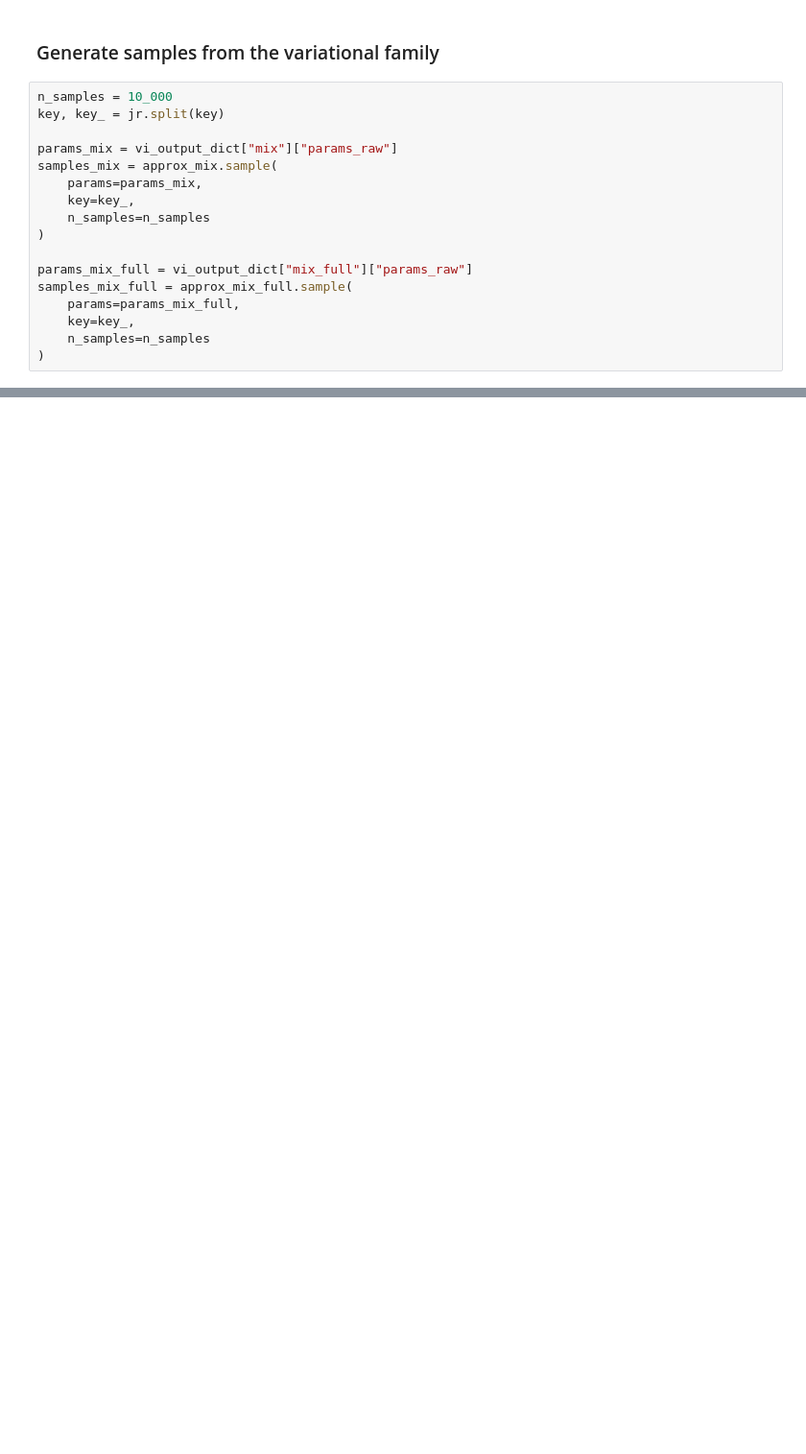
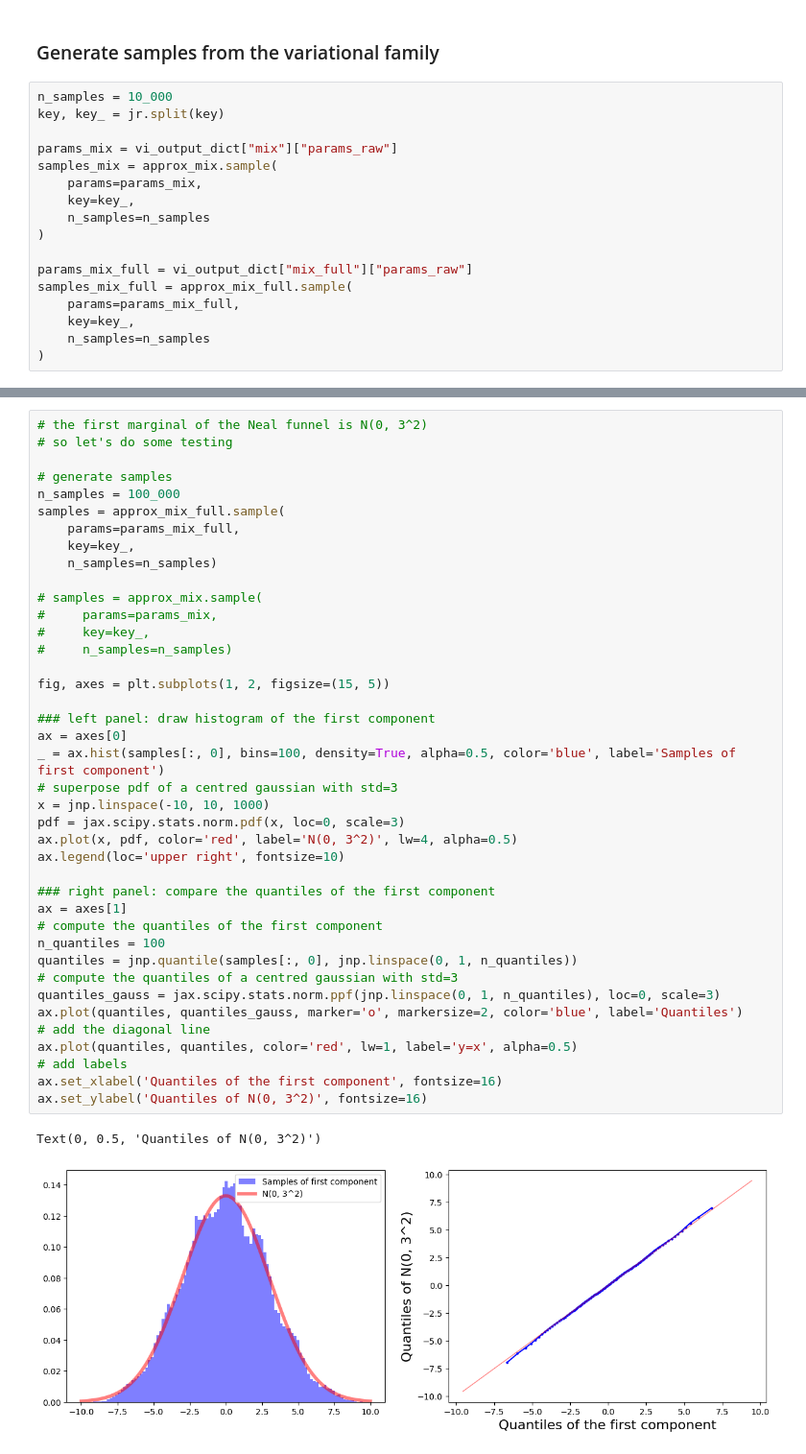
Before and after one commit to alexxthiery/mcjax, a Jupyter notebook: notebooks/variational/Funnel_vi.ipynb, the cells around one changed output, grey strips where cells are left out. Shown at 96% size. Drawn from its saved outputs; the diff is of its cells as text; blank space fills up the shorter version.

```diff
--- a/notebooks/variational/Funnel_vi.ipynb
+++ b/notebooks/variational/Funnel_vi.ipynb
@@ -260,0 +258,43 @@ Text(0.5, 1.0, 'Mixture of full Gaussians samples')
+# %%
+# the first marginal of the Neal funnel is N(0, 3^2)
+# so let's do some testing
+
+# generate samples
+n_samples = 100_000
+samples = approx_mix_full.sample(
+    params=params_mix_full,
+    key=key_,
+    n_samples=n_samples)
+
+# samples = approx_mix.sample(
+#     params=params_mix,
+#     key=key_,
+#     n_samples=n_samples)
+
+fig, axes = plt.subplots(1, 2, figsize=(15, 5))
+
+### left panel: draw histogram of the first component
+ax = axes[0]
+_ = ax.hist(samples[:, 0], bins=100, density=True, alpha=0.5, color='blue', label='Samples of first component')
+# superpose pdf of a centred gaussian with std=3
+x = jnp.linspace(-10, 10, 1000)
+pdf = jax.scipy.stats.norm.pdf(x, loc=0, scale=3)
+ax.plot(x, pdf, color='red', label='N(0, 3^2)', lw=4, alpha=0.5)
+ax.legend(loc='upper right', fontsize=10)
+
+### right panel: compare the quantiles of the first component
+ax = axes[1]
+# compute the quantiles of the first component
+n_quantiles = 100
+quantiles = jnp.quantile(samples[:, 0], jnp.linspace(0, 1, n_quantiles))
+# compute the quantiles of a centred gaussian with std=3
+quantiles_gauss = jax.scipy.stats.norm.ppf(jnp.linspace(0, 1, n_quantiles), loc=0, scale=3)
+ax.plot(quantiles, quantiles_gauss, marker='o', markersize=2, color='blue', label='Quantiles')
+# add the diagonal line
+ax.plot(quantiles, quantiles, color='red', lw=1, label='y=x', alpha=0.5)
+# add labels
+ax.set_xlabel('Quantiles of the first component', fontsize=16)
+ax.set_ylabel('Quantiles of N(0, 3^2)', fontsize=16)
+# %% [output]
+Text(0, 0.5, 'Quantiles of N(0, 3^2)')
+[figure, added]
```
Also changed, not shown: parts of 9 cells of this notebook, 14 other files.
